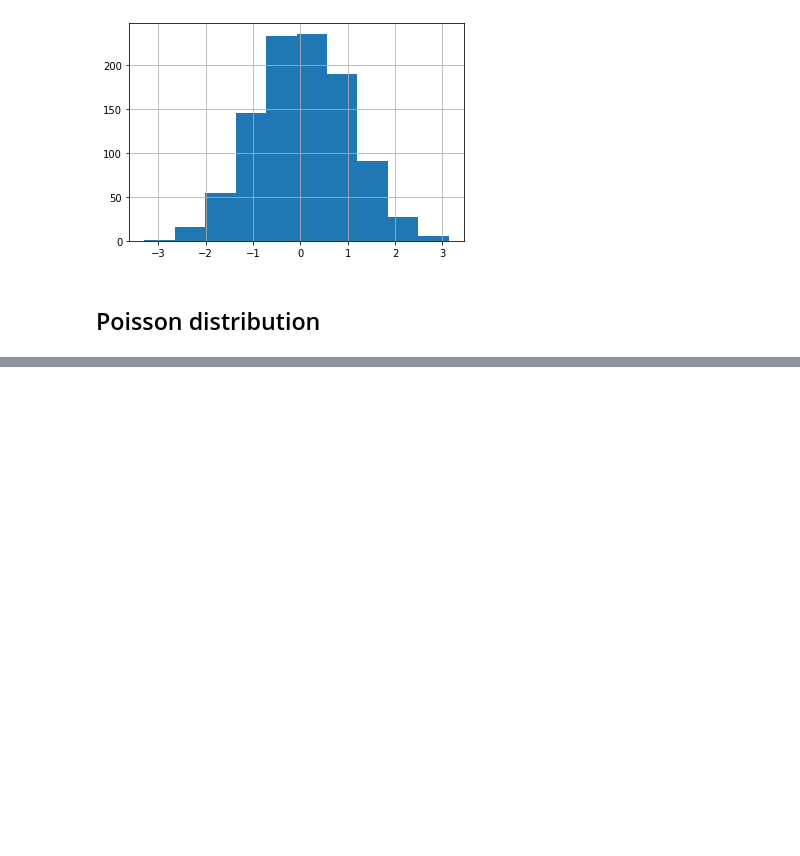
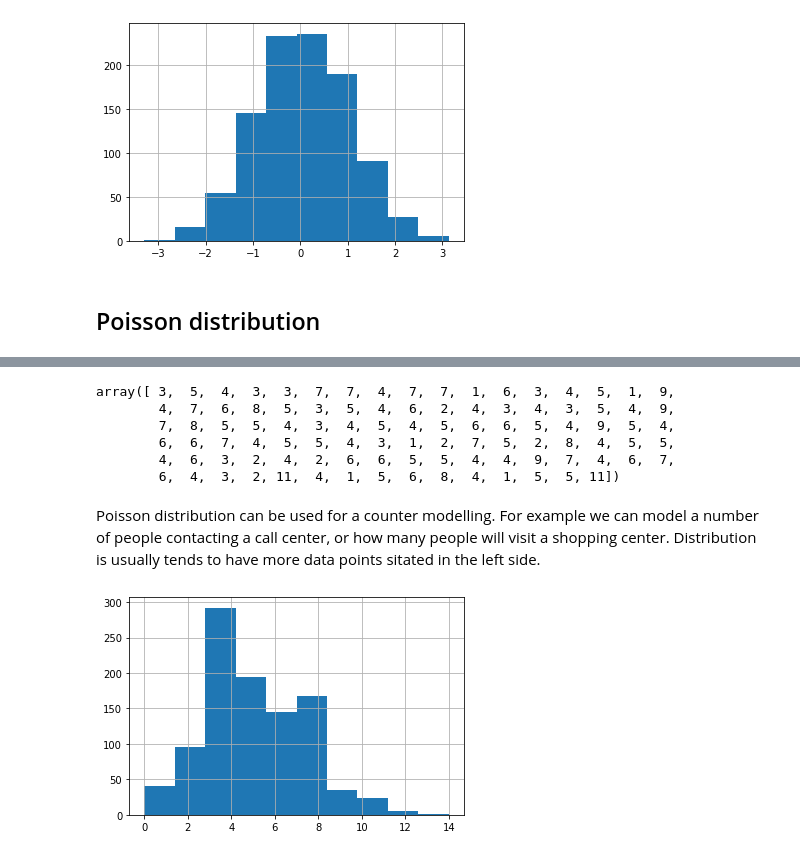
Before and after one commit to Starburned7/Probability-Statistic, a Jupyter notebook: 2-generators.ipynb, the cells around one changed output, grey strips where cells are left out. Saved outputs shown, nothing was run; the diff lists cells and outputs as text; code cells hidden in the pictures; blank space fills up the shorter version.

```diff
--- a/2-generators.ipynb
+++ b/2-generators.ipynb
@@ -169,0 +183,17 @@ pd.Series(np.random.normal(size=1000)).hist();
+# %%
+np.random.poisson(5, 100)
+# %% [output]
+array([ 3,  5,  4,  3,  3,  7,  7,  4,  7,  7,  1,  6,  3,  4,  5,  1,  9,
+        4,  7,  6,  8,  5,  3,  5,  4,  6,  2,  4,  3,  4,  3,  5,  4,  9,
+        7,  8,  5,  5,  4,  3,  4,  5,  4,  5,  6,  6,  5,  4,  9,  5,  4,
+        6,  6,  7,  4,  5,  5,  4,  3,  1,  2,  7,  5,  2,  8,  4,  5,  5,
+        4,  6,  3,  2,  4,  2,  6,  6,  5,  5,  4,  4,  9,  7,  4,  6,  7,
+        6,  4,  3,  2, 11,  4,  1,  5,  6,  8,  4,  1,  5,  5, 11])
+# %% [markdown]
+Poisson distribution can be used for a counter modelling. For example we can model a number of people contacting a call center, or how many people will visit a shopping center.
+Distribution is usually tends to have more data points sitated in the left side.
+# %%
+# For example there 5 calls per hour in average
+pd.Series(np.random.poisson(5, size=1000)).hist();
+# %% [output]
+[figure, added]
```
Also changed, not shown: parts of 7 cells of this notebook.
